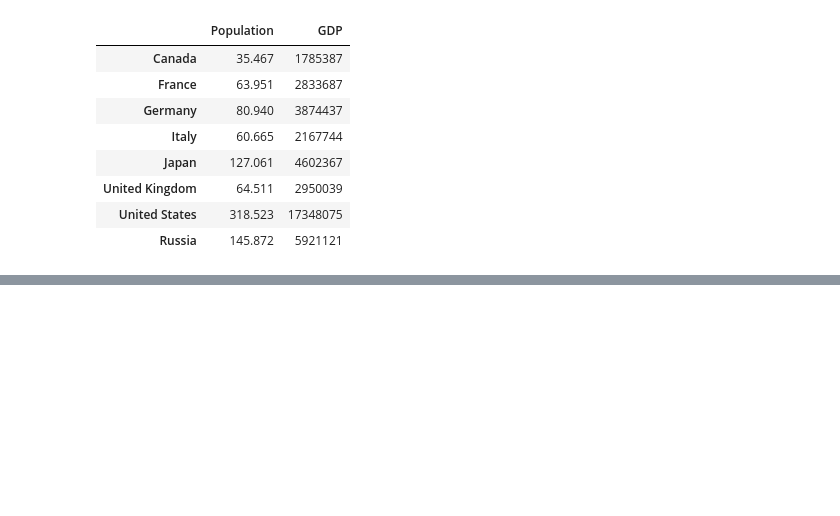
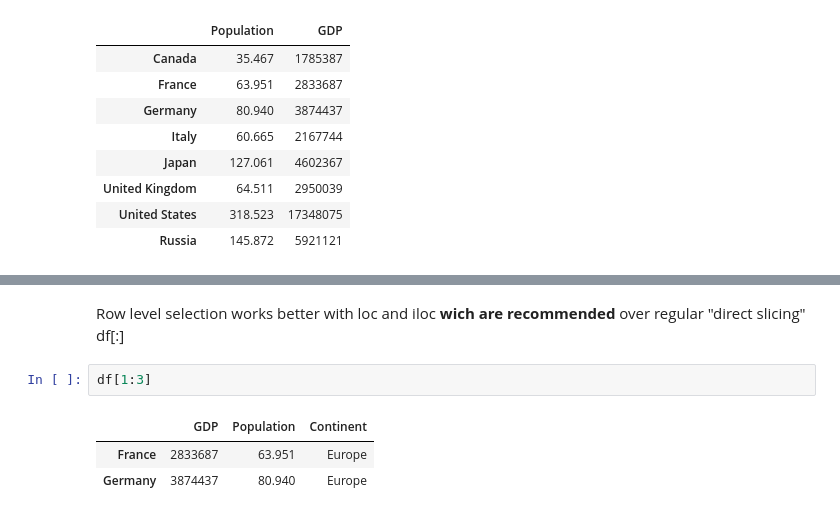
Before and after one commit to imekss/phyton_analytics_demo, a Jupyter notebook: pandas_dataframe.ipynb, the cells around one changed output, grey strips where cells are left out. Cells and saved outputs as stored; diff of their text form; blank space fills up the shorter version.

```diff
--- a/pandas_dataframe.ipynb
+++ b/pandas_dataframe.ipynb
@@ -141,0 +164,8 @@ df[['Population','GDP']]
+# %% [markdown]
+Row level selection works better with loc and iloc **wich are recommended** over regular "direct slicing" df[:]
+# %%
+df[1:3]
+# %% [output]
+|  | GDP | Population | Continent |
+| France | 2833687 | 63.951 | Europe |
+| Germany | 3874437 | 80.940 | Europe |
```
Also changed, not shown: parts of 13 cells of this notebook.
